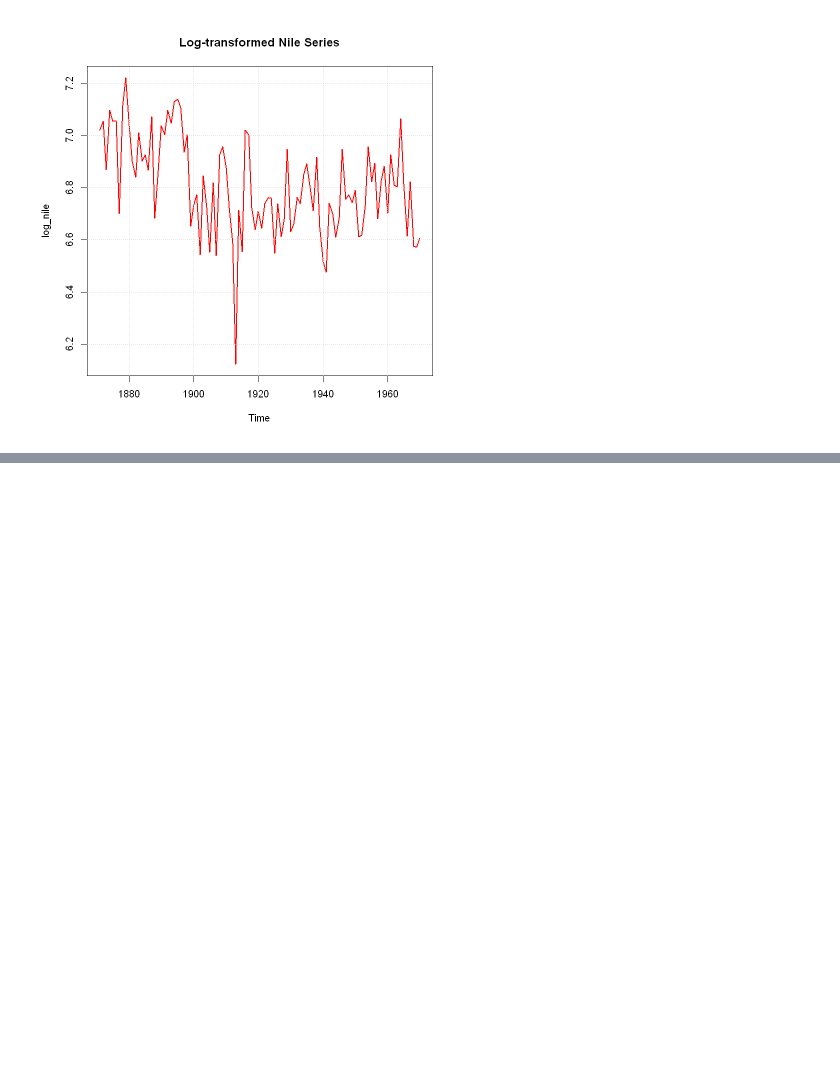
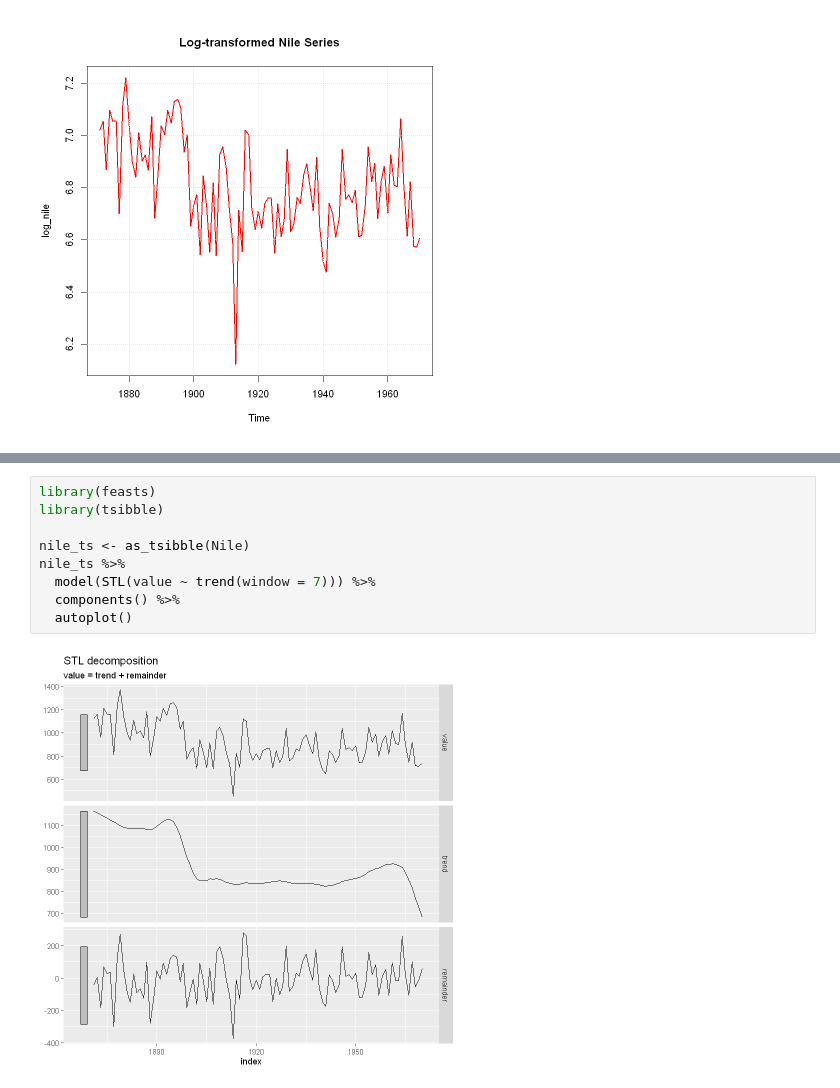
Before and after one commit to moh8dhia/nile-time-series, a Jupyter notebook: nile.ipynb, the cells around one changed output, grey strips where cells are left out. Drawn from its saved outputs; the diff is of its cells as text; blank space fills up the shorter version.

```diff
--- a/nile.ipynb
+++ b/nile.ipynb
@@ -65,0 +143,11 @@ grid()
+# %%
+library(feasts)
+library(tsibble)
+
+nile_ts <- as_tsibble(Nile)
+nile_ts %>%
+  model(STL(value ~ trend(window = 7))) %>%
+  components() %>%
+  autoplot()
+# %% [output]
+[figure, added]
```
Also changed, not shown: parts of 6 cells of this notebook.
